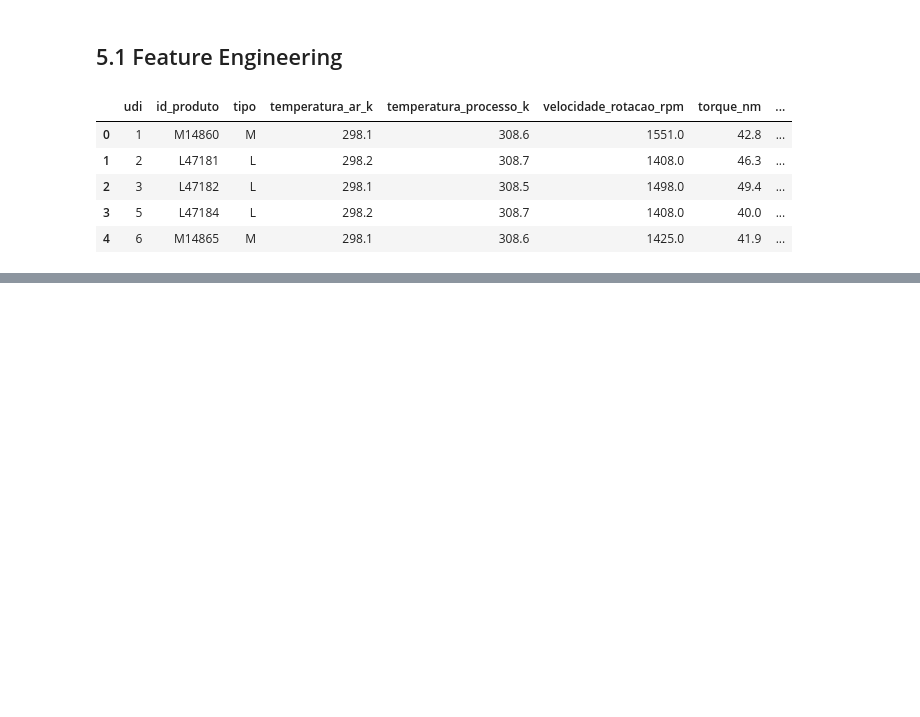
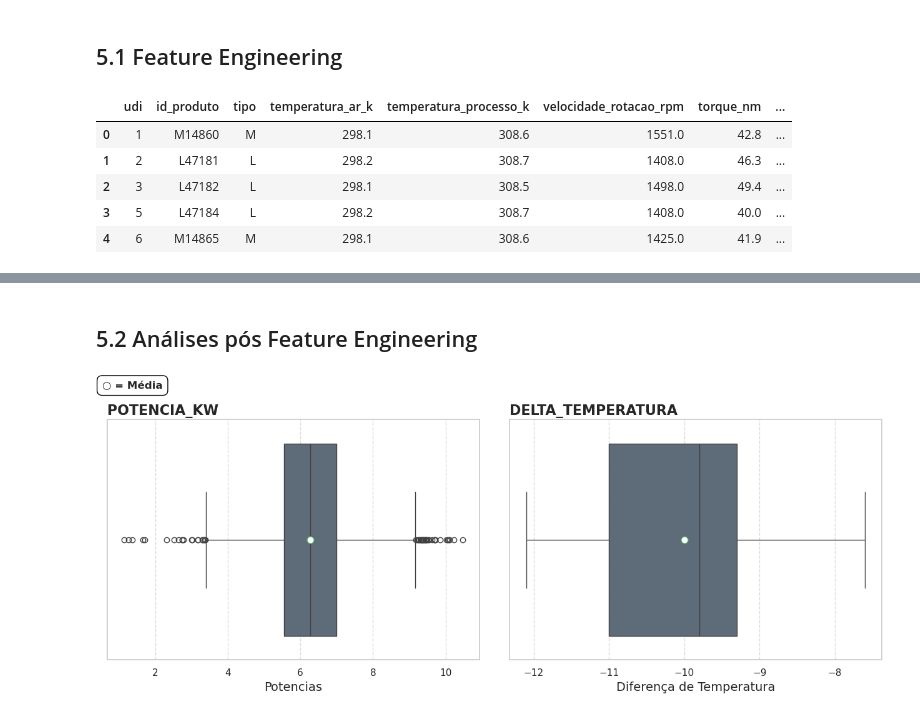
Before and after one commit to JeanKahlilR/Antecipa_Pro-Linha, a Jupyter notebook: notebooks/Analise_Exploratória_Silver-Gold.ipynb, the cells around one changed output, grey strips where cells are left out. Cells and saved outputs as stored; diff of their text form; code cells hidden in the pictures; blank space fills up the shorter version.

```diff
--- a/notebooks/Analise_Exploratória_Silver-Gold.ipynb
+++ b/notebooks/Analise_Exploratória_Silver-Gold.ipynb
@@ -446,3 +447,5 @@ df.head()
     - `tipo`: Por se tratar de uma variavel `categorica ordinal` os valores L, M e H serão alterados para 1, 2 e 3 respectivamente, garantindo sua aceitação pelo modelo de machine learnig futuramente
 # %%
 # Copia do df atual
+df_novo = df.copy()
+df_novo.head()
@@ -448,0 +459,5 @@ df.head()
+# %%
+# Criação da coluna potencia
+pi_val = np.pi
+df_novo['potencia_kw'] = df_novo.eval('(velocidade_rotacao_rpm * torque_nm * (2 * @pi_val / 60))/ 1000')
+df_novo[['velocidade_rotacao_rpm', 'torque_nm', 'potencia_kw']]
@@ -448,0 +478,4 @@ df.head()
+# %%
+# Criação coluna delta_temperatura
+df_novo['delta_temperatura'] = df_novo.eval('temperatura_ar_k - temperatura_processo_k')
+df_novo[['temperatura_ar_k', 'temperatura_processo_k', 'delta_temperatura']]
@@ -448,0 +496,4 @@ df.head()
+# %%
+# Ordinal encoding coluna tipo
+df_novo['tipo'] = df_novo['tipo'].map({'L': 1, 'M': 2, 'H': 3})
+df_novo['tipo']
@@ -448,0 +542,37 @@ df.head()
+# %% [markdown]
+## 5.2 Análises pós Feature Engineering
+# %%
+colunas = ['potencia_kw', 'delta_temperatura']
+
+fig, axs = plt.subplots(1,2, figsize = (16,5))
+fig.subplots_adjust(hspace = 0.5, wspace = 0.08)
+
+for i, k in zip(axs.ravel(), colunas):
+    sns.boxplot(
+        data = df_novo,
+        x = k,
+        color = '#5A6B7C',
+        ax = i,
+        showmeans=True,
+        meanprops={'marker':'o', 'markerfacecolor':'white', 'markersize':'8'})
+
+    i.set_title(f'{k.upper()}', fontsize = 16, fontweight = 'bold', loc = 'left')
+    i.grid(axis='x', linestyle='--', alpha=0.7)
+
+
+fig.text(
+    0.12,
+    0.98,
+    "○ = Média",
+    fontsize=12,
+    fontweight='bold',
+    bbox=dict(facecolor='white', edgecolor='black', boxstyle='round,pad=0.5')
+)
+
+axs[0].set_xlabel('Potencias', fontsize = 14)
+axs[1].set_xlabel('Diferença de Temperatura', fontsize = 14)
+
+
+plt.show()
+# %% [output]
+[figure, added]
```
Also changed, not shown: parts of 15 cells of this notebook.
